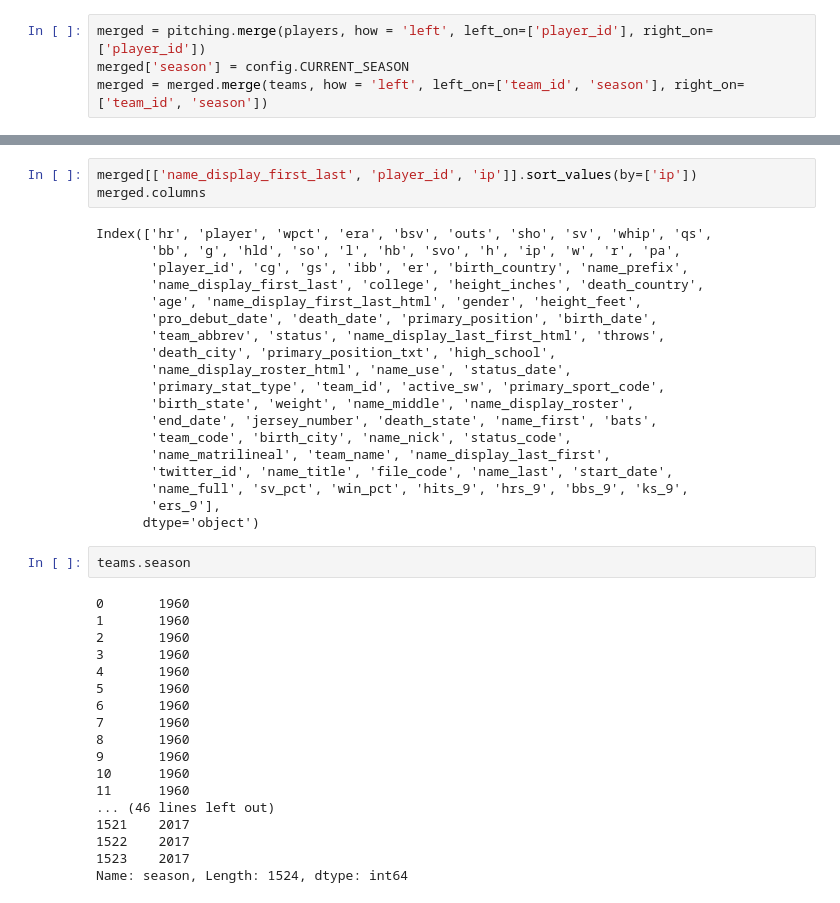
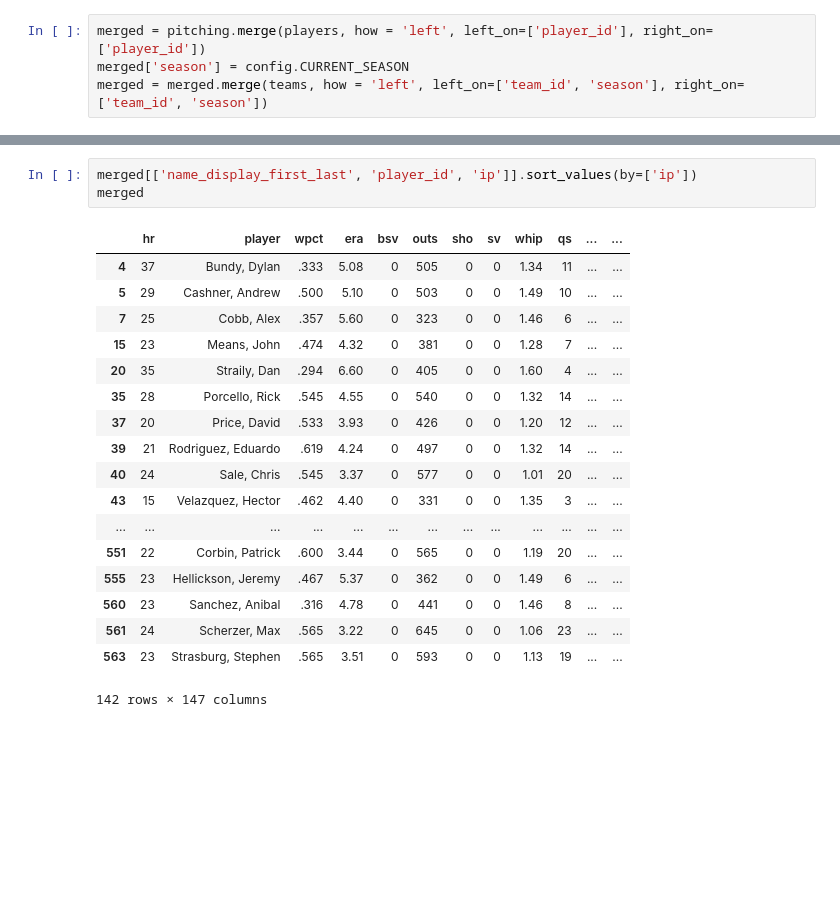
Before and after one commit to aburzinski/MSiA-423-Project, a Jupyter notebook: notebooks/develop/predict_current_season_pitching.ipynb, the cells around one changed output, grey strips where cells are left out. Saved outputs shown, nothing was run; the diff lists cells and outputs as text; blank space fills up the shorter version.

```diff
--- a/notebooks/develop/predict_current_season_pitching.ipynb
+++ b/notebooks/develop/predict_current_season_pitching.ipynb
@@ -61,42 +65,22 @@ modelData.sort_values(by = ['prediction'], ascending=False)
 # %%
 merged[['name_display_first_last', 'player_id', 'ip']].sort_values(by=['ip'])
-merged.columns
+merged
 # %% [output]
+|  | hr | player | wpct | era | bsv | outs | sho | sv | whip | qs | ... | ... |
+| 4 | 37 | Bundy, Dylan | .333 | 5.08 | 0 | 505 | 0 | 0 | 1.34 | 11 | ... | ... |
+| 5 | 29 | Cashner, Andrew | .500 | 5.10 | 0 | 503 | 0 | 0 | 1.49 | 10 | ... | ... |
+| 7 | 25 | Cobb, Alex | .357 | 5.60 | 0 | 323 | 0 | 0 | 1.46 | 6 | ... | ... |
+| 15 | 23 | Means, John | .474 | 4.32 | 0 | 381 | 0 | 0 | 1.28 | 7 | ... | ... |
+| 20 | 35 | Straily, Dan | .294 | 6.60 | 0 | 405 | 0 | 0 | 1.60 | 4 | ... | ... |
+| 35 | 28 | Porcello, Rick | .545 | 4.55 | 0 | 540 | 0 | 0 | 1.32 | 14 | ... | ... |
+| 37 | 20 | Price, David | .533 | 3.93 | 0 | 426 | 0 | 0 | 1.20 | 12 | ... | ... |
+| 39 | 21 | Rodriguez, Eduardo | .619 | 4.24 | 0 | 497 | 0 | 0 | 1.32 | 14 | ... | ... |
+| 40 | 24 | Sale, Chris | .545 | 3.37 | 0 | 577 | 0 | 0 | 1.01 | 20 | ... | ... |
+| 43 | 15 | Velazquez, Hector | .462 | 4.40 | 0 | 331 | 0 | 0 | 1.35 | 3 | ... | ... |
+| ... | ... | ... | ... | ... | ... | ... | ... | ... | ... | ... | ... | ... |
+| 551 | 22 | Corbin, Patrick | .600 | 3.44 | 0 | 565 | 0 | 0 | 1.19 | 20 | ... | ... |
+| 555 | 23 | Hellickson, Jeremy | .467 | 5.37 | 0 | 362 | 0 | 0 | 1.49 | 6 | ... | ... |
+| 560 | 23 | Sanchez, Anibal | .316 | 4.78 | 0 | 441 | 0 | 0 | 1.46 | 8 | ... | ... |
+| 561 | 24 | Scherzer, Max | .565 | 3.22 | 0 | 645 | 0 | 0 | 1.06 | 23 | ... | ... |
+| 563 | 23 | Strasburg, Stephen | .565 | 3.51 | 0 | 593 | 0 | 0 | 1.13 | 19 | ... | ... |
-Index(['hr', 'player', 'wpct', 'era', 'bsv', 'outs', 'sho', 'sv', 'whip', 'qs',
-       'bb', 'g', 'hld', 'so', 'l', 'hb', 'svo', 'h', 'ip', 'w', 'r', 'pa',
-       'player_id', 'cg', 'gs', 'ibb', 'er', 'birth_country', 'name_prefix',
-       'name_display_first_last', 'college', 'height_inches', 'death_country',
-       'age', 'name_display_first_last_html', 'gender', 'height_feet',
-       'pro_debut_date', 'death_date', 'primary_position', 'birth_date',
-       'team_abbrev', 'status', 'name_display_last_first_html', 'throws',
-       'death_city', 'primary_position_txt', 'high_school',
-       'name_display_roster_html', 'name_use', 'status_date',
-       'primary_stat_type', 'team_id', 'active_sw', 'primary_sport_code',
-       'birth_state', 'weight', 'name_middle', 'name_display_roster',
-       'end_date', 'jersey_number', 'death_state', 'name_first', 'bats',
-       'team_code', 'birth_city', 'name_nick', 'status_code',
-       'name_matrilineal', 'team_name', 'name_display_last_first',
-       'twitter_id', 'name_title', 'file_code', 'name_last', 'start_date',
-       'name_full', 'sv_pct', 'win_pct', 'hits_9', 'hrs_9', 'bbs_9', 'ks_9',
-       'ers_9'],
-      dtype='object')
+142 rows × 147 columns
-# %%
-teams.season
-# %% [output]
-0       1960
-1       1960
-2       1960
-3       1960
-4       1960
-5       1960
-6       1960
-7       1960
-8       1960
-9       1960
-10      1960
-11      1960
-... (46 lines left out)
-1521    2017
-1522    2017
-1523    2017
-Name: season, Length: 1524, dtype: int64
```
Also changed, not shown: parts of 4 cells of this notebook, 1 other file.
